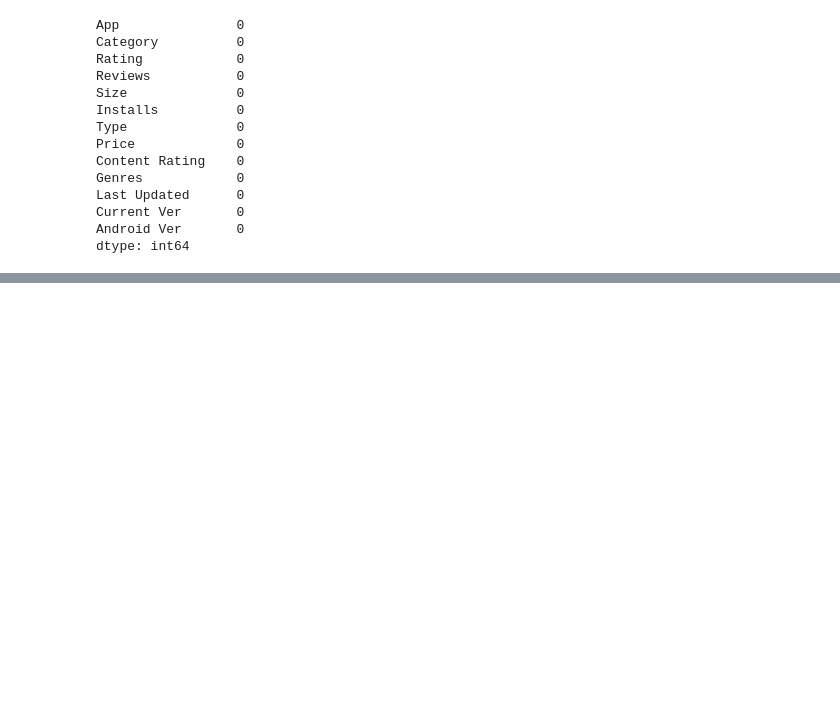
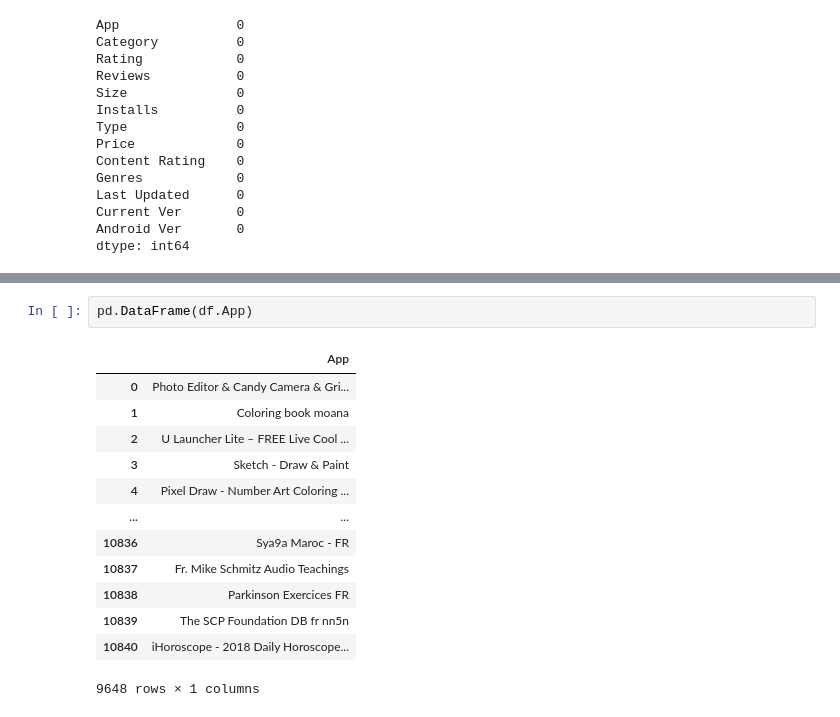
Before and after one commit to Shubham5787/EDA-on-Playstore-Dataset, a Jupyter notebook: Practice_project.ipynb, the cells around one changed output, grey strips where cells are left out. Drawn from its saved outputs; the diff is of its cells as text; blank space fills up the shorter version.

```diff
--- a/Practice_project.ipynb
+++ b/Practice_project.ipynb
@@ -135,0 +187,16 @@ dtype: int64
+# %%
+pd.DataFrame(df.App)
+# %% [output]
+|  | App |
+| 0 | Photo Editor & Candy Camera & Gri... |
+| 1 | Coloring book moana |
+| 2 | U Launcher Lite – FREE Live Cool ... |
+| 3 | Sketch - Draw & Paint |
+| 4 | Pixel Draw - Number Art Coloring ... |
+| ... | ... |
+| 10836 | Sya9a Maroc - FR |
+| 10837 | Fr. Mike Schmitz Audio Teachings |
+| 10838 | Parkinson Exercices FR |
+| 10839 | The SCP Foundation DB fr nn5n |
+| 10840 | iHoroscope - 2018 Daily Horoscope... |
+9648 rows × 1 columns
```
Also changed, not shown: parts of 8 cells of this notebook.
